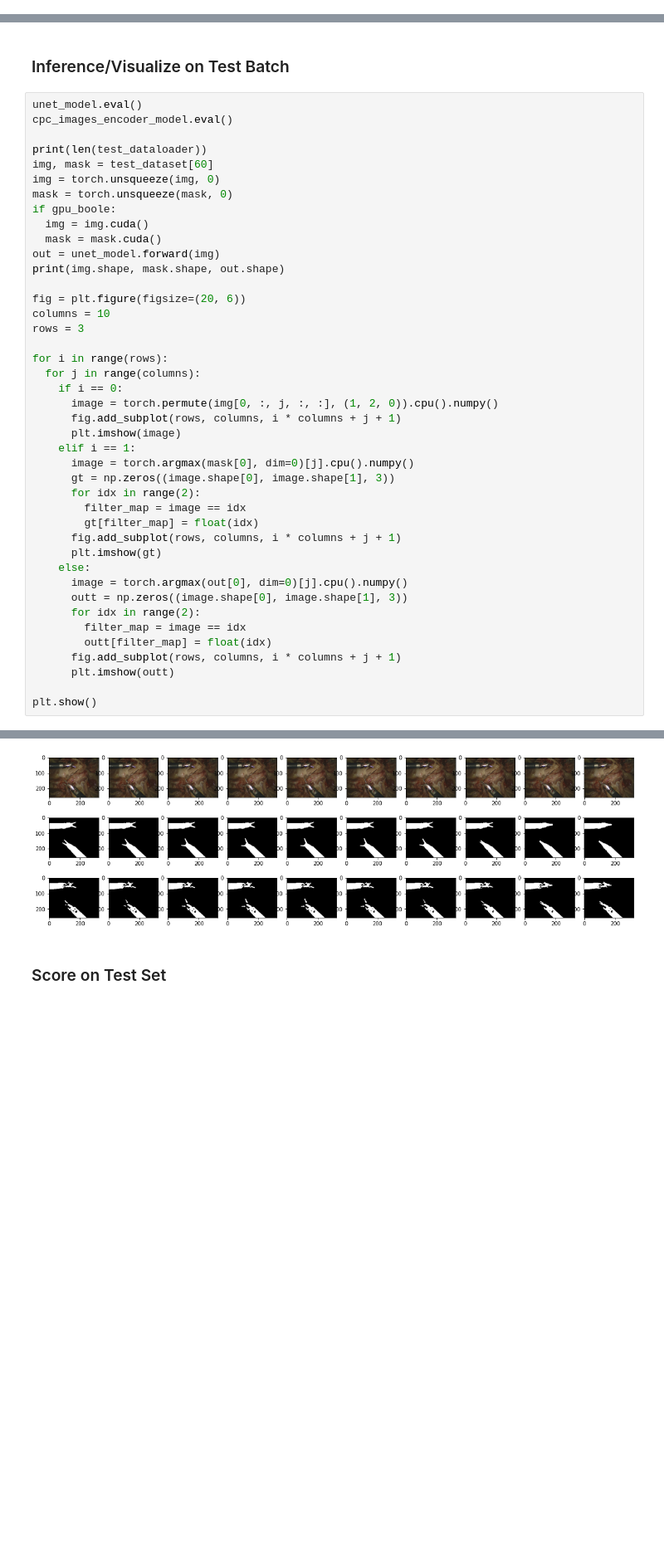
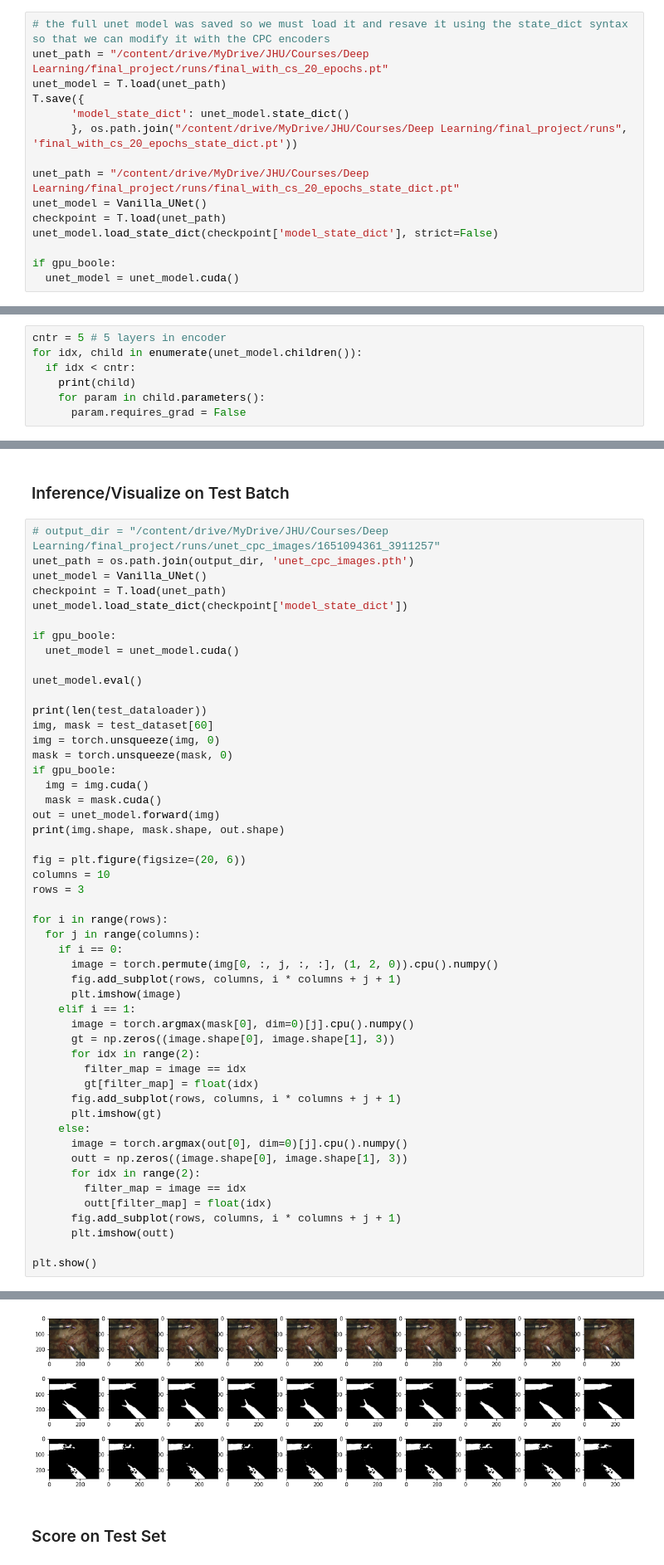
Before and after one commit to jdcast/dl-final-project, a Jupyter notebook: UNet_CPC.ipynb, the cells around one changed output, grey strips where cells are left out. Shown at 83% size. Drawn from its saved outputs; the diff is of its cells as text; blank space fills up the shorter version.

Commit message:
Use convolution mixing at bottleneck; freeze encoder of both UNet and CPC images; load UNet using state_dict

```diff
--- a/UNet_CPC.ipynb
+++ b/UNet_CPC.ipynb
@@ -850,3 +872,18 @@ if gpu_boole:
+# %%
+# the full unet model was saved so we must load it and resave it using the state_dict syntax so that we can modify it with the CPC encoders
+unet_path = "/content/drive/MyDrive/JHU/Courses/Deep Learning/final_project/runs/final_with_cs_20_epochs.pt"
+unet_model = T.load(unet_path)
+T.save({
+      'model_state_dict': unet_model.state_dict()
+      }, os.path.join("/content/drive/MyDrive/JHU/Courses/Deep Learning/final_project/runs", 'final_with_cs_20_epochs_state_dict.pt'))
+
+unet_path = "/content/drive/MyDrive/JHU/Courses/Deep Learning/final_project/runs/final_with_cs_20_epochs_state_dict.pt"
+unet_model = Vanilla_UNet()
+checkpoint = T.load(unet_path)
+unet_model.load_state_dict(checkpoint['model_state_dict'], strict=False)
+
+if gpu_boole:
+  unet_model = unet_model.cuda()
 # %% [markdown]
 ### Print Architecture
 # %%
@@ -881,0 +921,7 @@ Estimated Total Size (MB): 1581.99
+# %%
+cntr = 5 # 5 layers in encoder
+for idx, child in enumerate(unet_model.children()):
+  if idx < cntr:
+    print(child)
+    for param in child.parameters():
+      param.requires_grad = False
@@ -1160,8 +1233,16 @@ Train loss: 0.006500275805856523
 # %% [markdown]
 ### Inference/Visualize on Test Batch
 # %%
+# output_dir = "/content/drive/MyDrive/JHU/Courses/Deep Learning/final_project/runs/unet_cpc_images/1651094361_3911257"
+unet_path = os.path.join(output_dir, 'unet_cpc_images.pth')
+unet_model = Vanilla_UNet()
+checkpoint = T.load(unet_path)
+unet_model.load_state_dict(checkpoint['model_state_dict'])
+
+if gpu_boole:
+  unet_model = unet_model.cuda()
+
 unet_model.eval()
-cpc_images_encoder_model.eval()
 
 print(len(test_dataloader))
 img, mask = test_dataset[60]
@@ -1177,34 +1258,34 @@ fig = plt.figure(figsize=(20, 6))
 columns = 10
 rows = 3
 
 for i in range(rows):
   for j in range(columns):
     if i == 0:
       image = torch.permute(img[0, :, j, :, :], (1, 2, 0)).cpu().numpy()
       fig.add_subplot(rows, columns, i * columns + j + 1)
       plt.imshow(image)
     elif i == 1:
       image = torch.argmax(mask[0], dim=0)[j].cpu().numpy()
       gt = np.zeros((image.shape[0], image.shape[1], 3))
       for idx in range(2):
         filter_map = image == idx
         gt[filter_map] = float(idx)
       fig.add_subplot(rows, columns, i * columns + j + 1)
       plt.imshow(gt)
     else:
       image = torch.argmax(out[0], dim=0)[j].cpu().numpy()
       outt = np.zeros((image.shape[0], image.shape[1], 3))
       for idx in range(2):
         filter_map = image == idx
         outt[filter_map] = float(idx)
       fig.add_subplot(rows, columns, i * columns + j + 1)
       plt.imshow(outt)
 
 plt.show()
 # %% [output]
 24
 torch.Size([1, 3, 10, 256, 320]) torch.Size([1, 2, 10, 256, 320]) torch.Size([1, 2, 10, 256, 320])
-[figure, old version]
+[figure, new version]
 # %% [markdown]
 ### Score on Test Set
 # %%
```
Also changed, not shown: parts of 12 cells of this notebook.
